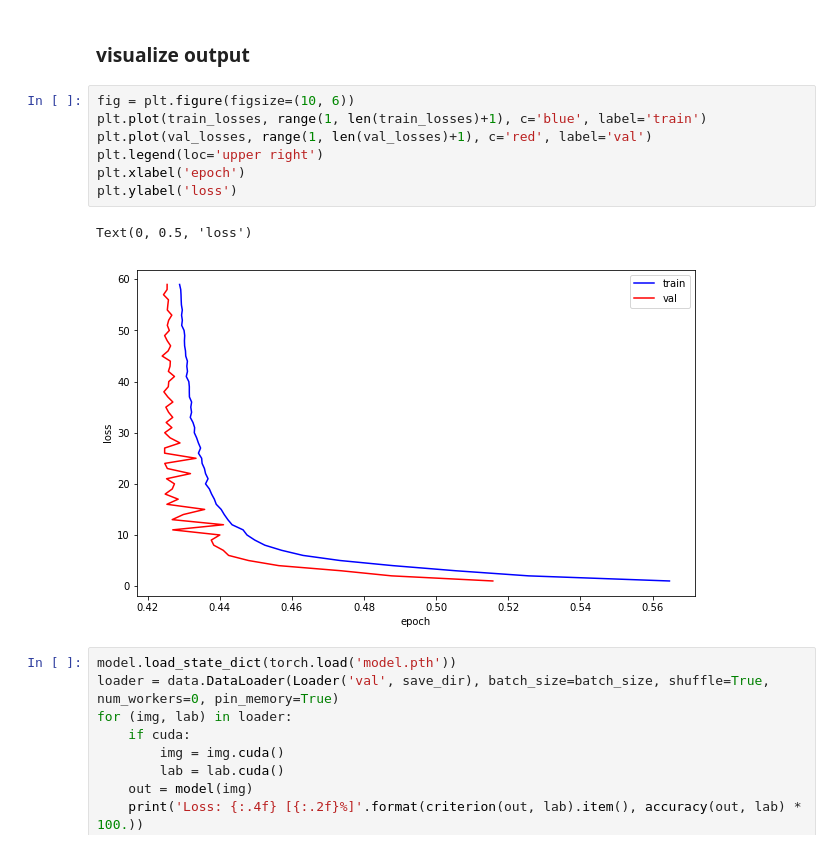
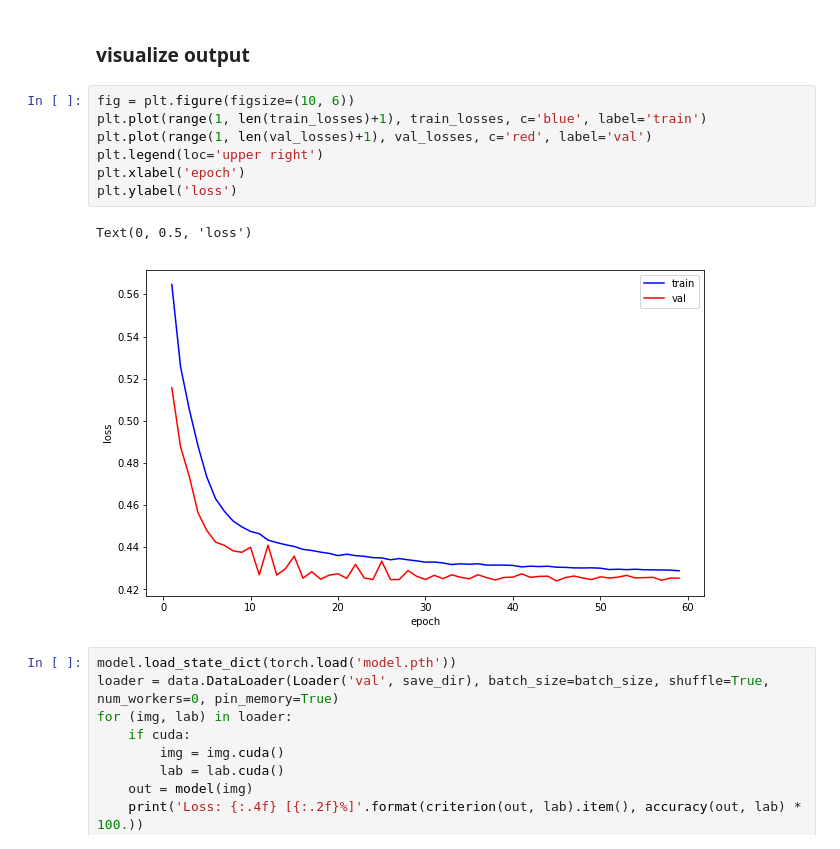
Before and after one commit to czifan/unet.pytorch, a Jupyter notebook: u-net.ipynb, the cells around one changed output. Saved outputs shown, nothing was run; the diff lists cells and outputs as text.

```diff
--- a/u-net.ipynb
+++ b/u-net.ipynb
@@ -272,14 +272,14 @@ done!
 ### visualize output
 # %%
 fig = plt.figure(figsize=(10, 6))
-plt.plot(train_losses, range(1, len(train_losses)+1), c='blue', label='train')
-plt.plot(val_losses, range(1, len(val_losses)+1), c='red', label='val')
+plt.plot(range(1, len(train_losses)+1), train_losses, c='blue', label='train')
+plt.plot(range(1, len(val_losses)+1), val_losses, c='red', label='val')
 plt.legend(loc='upper right')
 plt.xlabel('epoch')
 plt.ylabel('loss')
 # %% [output]
 Text(0, 0.5, 'loss')
-[figure, old version]
+[figure, new version]
 # %%
 model.load_state_dict(torch.load('model.pth'))
 loader = data.DataLoader(Loader('val', save_dir), batch_size=batch_size, shuffle=True, num_workers=0, pin_memory=True)
```
Also changed, not shown: 1 other file.
